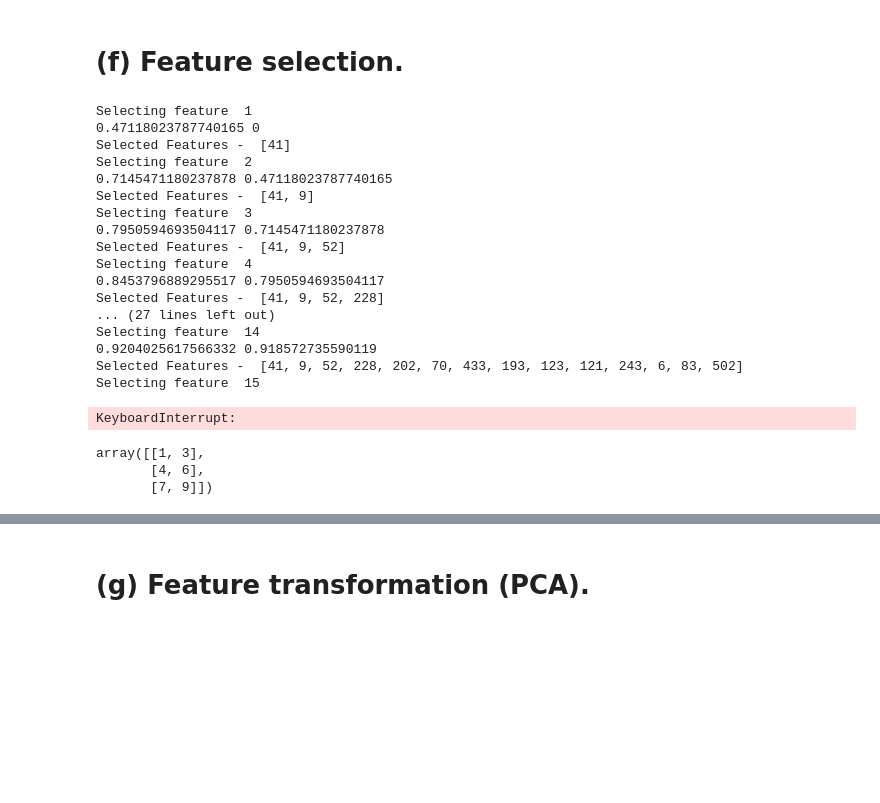
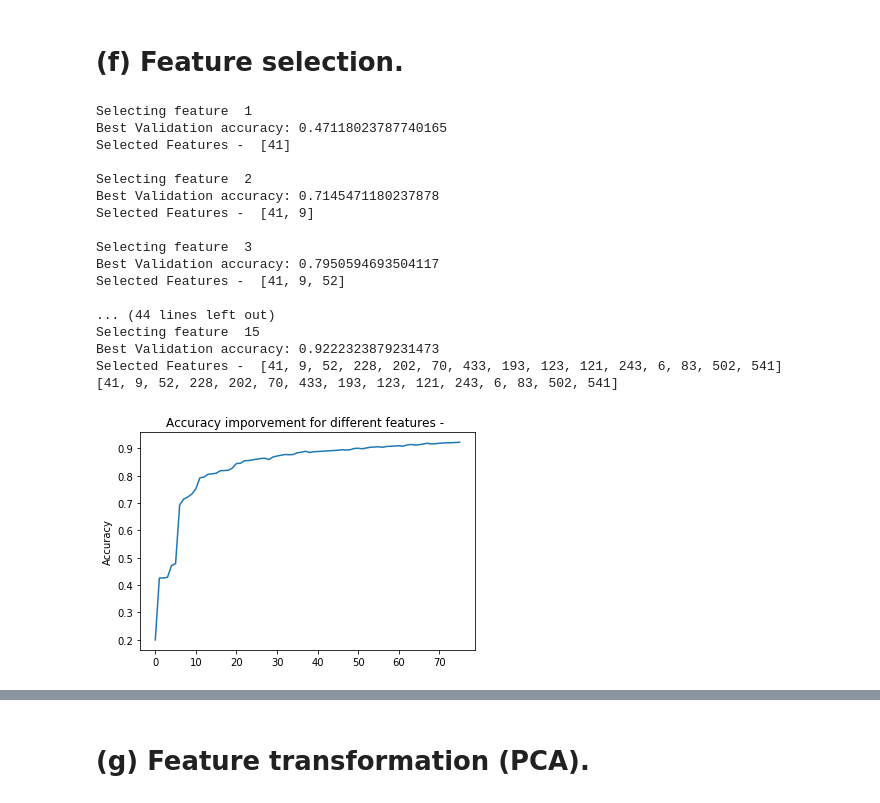
Before and after one commit to gurusarath1/ML_633_UCI_Smartphone-Based_Recognition_of_Human_Activities_and_Postural_Transitions, a Jupyter notebook: Final_Project.ipynb, the cells around one changed output, grey strips where cells are left out. Saved outputs shown, nothing was run; the diff lists cells and outputs as text; code cells hidden in the pictures; blank space fills up the shorter version.

```diff
--- a/Final_Project.ipynb
+++ b/Final_Project.ipynb
@@ -120,0 +146,2 @@ plt.imshow(Cov_Matrix_X_train, cmap = 'plasma')
+# %%
+selectedFeatures_index = [41, 9, 52, 228, 202, 70, 433, 193, 123, 121, 243, 6, 83, 502, 541]
@@ -211,7 +280,7 @@ def createDataSetWithSelectedFeatures(FullDataSet, FeaturesList):
 
     return NewReducedDataSet
 # %%
-NumFeaturesToSelect = 10
+NumFeaturesToSelect = 15
 TotalNumFeatures = X_train.shape[1]
 #TotalNumFeatures = 50
 IncludedFeatures_X = np.zeros(shape=(X_train.shape[0], NumFeaturesToSelect))
@@ -244,48 +313,44 @@ for i in range(NumFeaturesToSelect):
         val_acc = np.sum(predictionsVal == (y_val+1)) / y_val.shape[0]
 
         #print(feature_index, ' Accuracy Val = ', val_acc )
 
         if val_acc > bestAccuracy:
             bestAccuracy = val_acc
             Accuracies.append(bestAccuracy)
             bestFeatureIndex = feature_index
 
     print('Best Validation accuracy:', bestAccuracy)
     if bestAccuracy > PreviousBestValAcc:
         PreviousBestValAcc = bestAccuracy
     else:
         break
 
     IncludedFeatures_list[i] = bestFeatureIndex
     IncludedFeatures_X[:,i] = np.array( [X_train[:,bestFeatureIndex]] )
     print('Selected Features - ', [x for x in IncludedFeatures_list if x != -1] )
 
 
+plt.figure()
+plt.title('Accuracy imporvement for different features - ')
+plt.ylabel('Accuracy')
 plt.plot(Accuracies)
 print(IncludedFeatures_list)
 # %% [output]
 Selecting feature  1
-0.47118023787740165 0
+Best Validation accuracy: 0.47118023787740165
 Selected Features -  [41]
+
 Selecting feature  2
-0.7145471180237878 0.47118023787740165
+Best Validation accuracy: 0.7145471180237878
 Selected Features -  [41, 9]
+
 Selecting feature  3
-0.7950594693504117 0.7145471180237878
+Best Validation accuracy: 0.7950594693504117
 Selected Features -  [41, 9, 52]
-Selecting feature  4
-0.8453796889295517 0.7950594693504117
-Selected Features -  [41, 9, 52, 228]
-... (27 lines left out)
-Selecting feature  14
-0.9204025617566332 0.918572735590119
-Selected Features -  [41, 9, 52, 228, 202, 70, 433, 193, 123, 121, 243, 6, 83, 502]
+
+... (44 lines left out)
 Selecting feature  15
+Best Validation accuracy: 0.9222323879231473
+Selected Features -  [41, 9, 52, 228, 202, 70, 433, 193, 123, 121, 243, 6, 83, 502, 541]
+[41, 9, 52, 228, 202, 70, 433, 193, 123, 121, 243, 6, 83, 502, 541]
-KeyboardInterrupt:
+[figure, added]
-# %%
-c = np.array([[1,2,3] , [4,5,6] , [7,8,9]])
-createDataSetWithSelectedFeatures(c,[0,2])
-# %% [output]
-array([[1, 3],
-       [4, 6],
-       [7, 9]])
```
Also changed, not shown: parts of 25 cells of this notebook.
